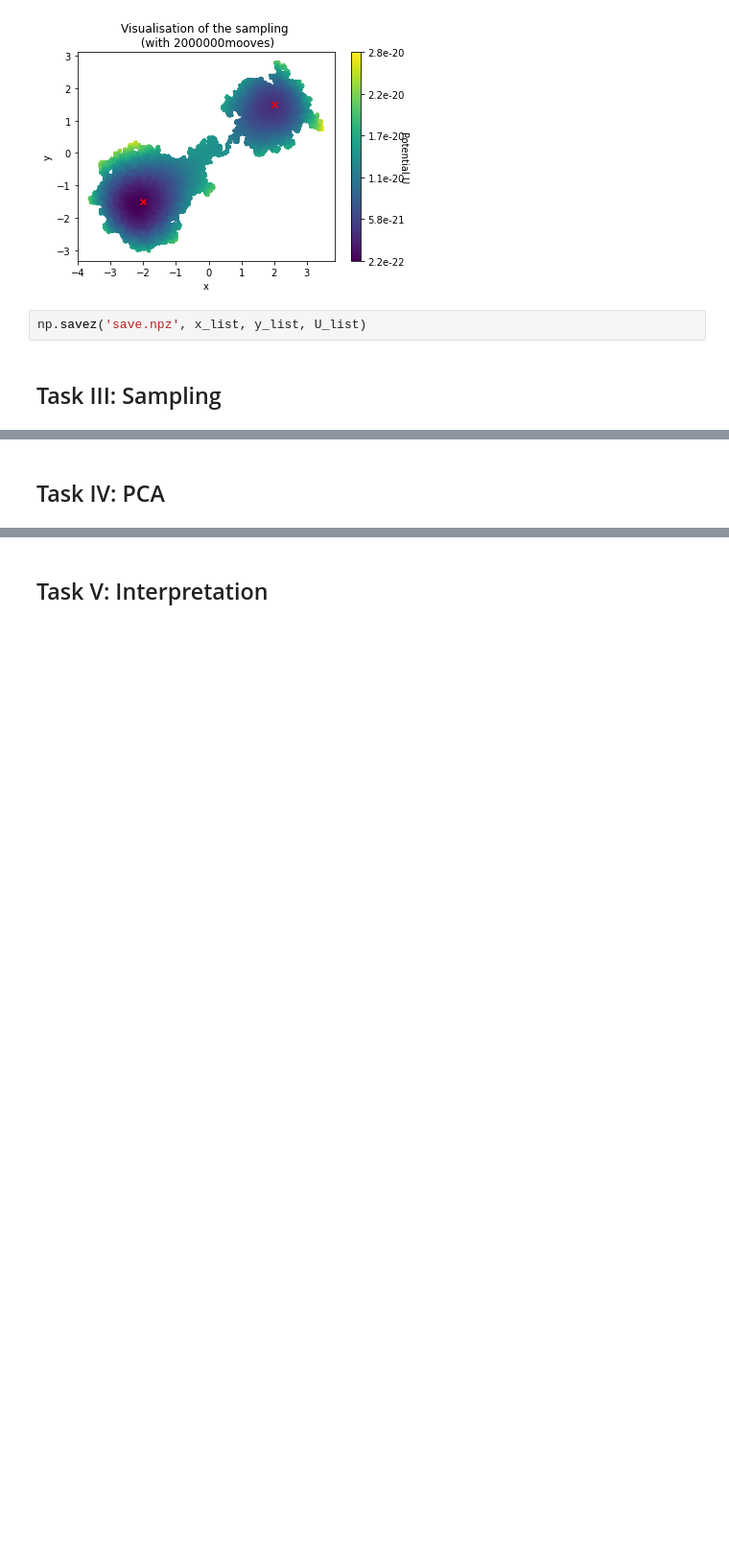
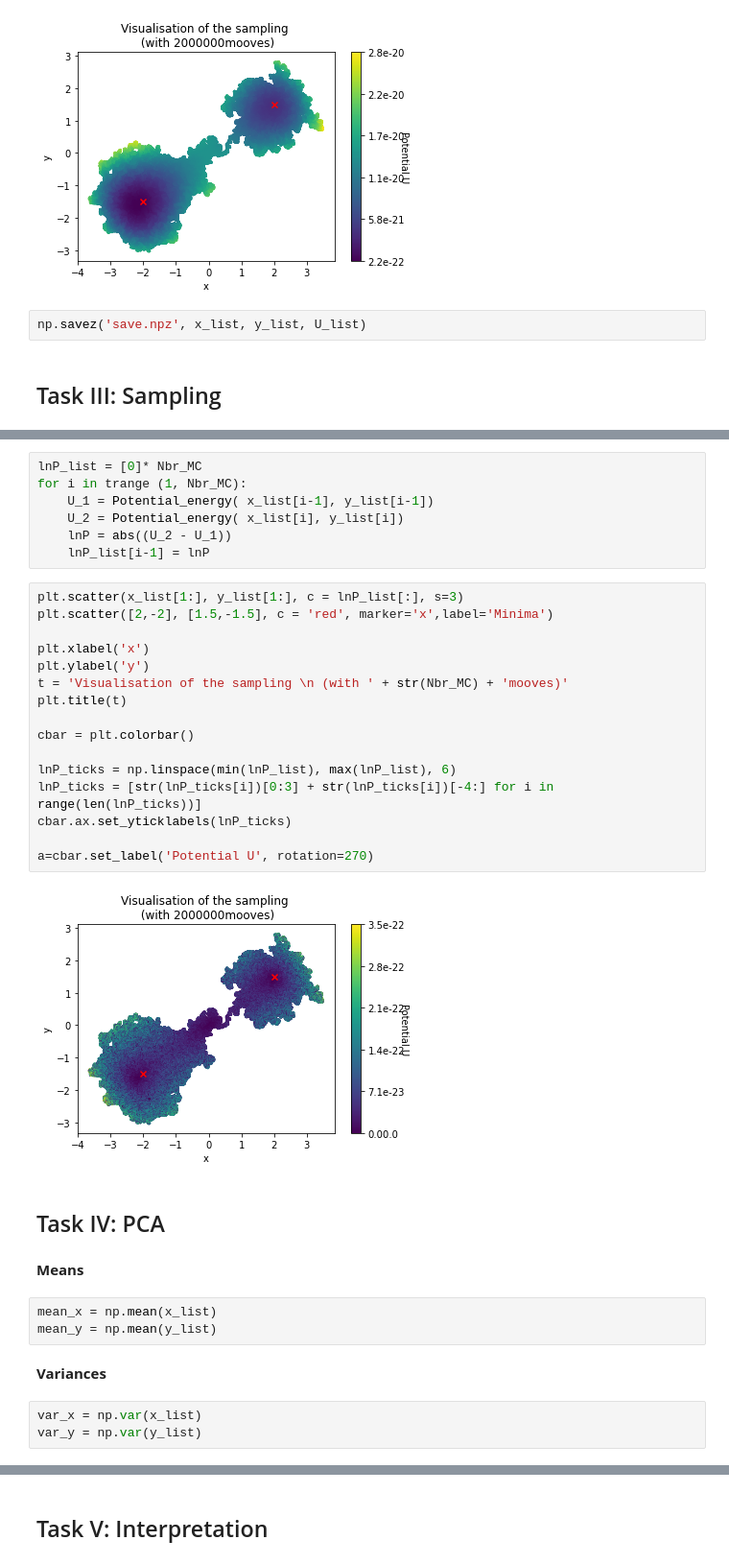
Before and after one commit to LeaBeaules/PCA_MonteCarlo, a Jupyter notebook: Final_project.ipynb, the cells around one changed output, grey strips where cells are left out. Shown at 96% size. Cells and saved outputs as stored; diff of their text form; blank space fills up the shorter version.

```diff
--- a/Final_project.ipynb
+++ b/Final_project.ipynb
@@ -148,2 +156,37 @@ np.savez('save.npz', x_list, y_list, U_list)
+# %%
+lnP_list = [0]* Nbr_MC
+for i in trange (1, Nbr_MC):
+    U_1 = Potential_energy( x_list[i-1], y_list[i-1])
+    U_2 = Potential_energy( x_list[i], y_list[i])
+    lnP = abs((U_2 - U_1))
+    lnP_list[i-1] = lnP
+# %%
+plt.scatter(x_list[1:], y_list[1:], c = lnP_list[:], s=3)
+plt.scatter([2,-2], [1.5,-1.5], c = 'red', marker='x',label='Minima')
+
+plt.xlabel('x')
+plt.ylabel('y')
+t = 'Visualisation of the sampling \n (with ' + str(Nbr_MC) + 'mooves)'
+plt.title(t)
+
+cbar = plt.colorbar()
+
+lnP_ticks = np.linspace(min(lnP_list), max(lnP_list), 6)
+lnP_ticks = [str(lnP_ticks[i])[0:3] + str(lnP_ticks[i])[-4:] for i in range(len(lnP_ticks))]
+cbar.ax.set_yticklabels(lnP_ticks)
+
+a=cbar.set_label('Potential U', rotation=270)
+# %% [output]
+[figure, added]
 # %% [markdown]
 ## Task IV: PCA
+# %% [markdown]
+**Means**
+# %%
+mean_x = np.mean(x_list)
+mean_y = np.mean(y_list)
+# %% [markdown]
+**Variances**
+# %%
+var_x = np.var(x_list)
+var_y = np.var(y_list)
```
Also changed, not shown: parts of 16 cells of this notebook.
